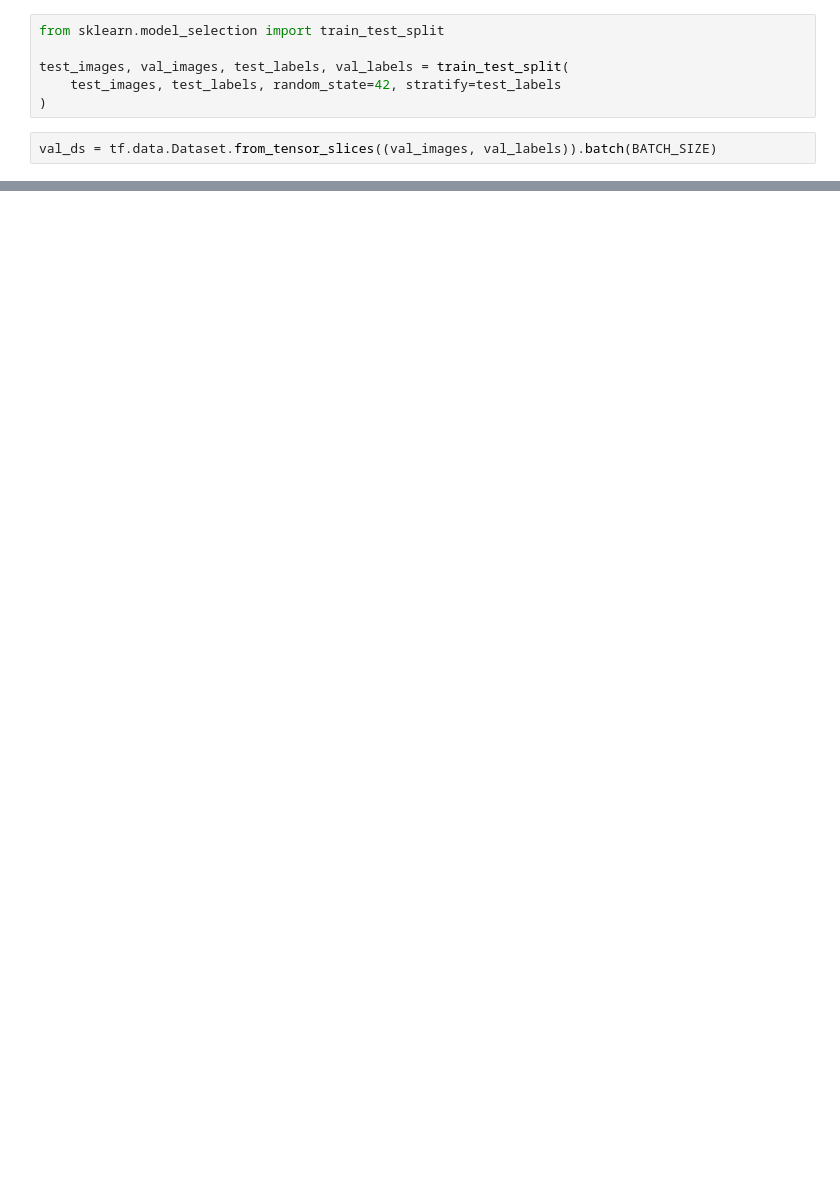
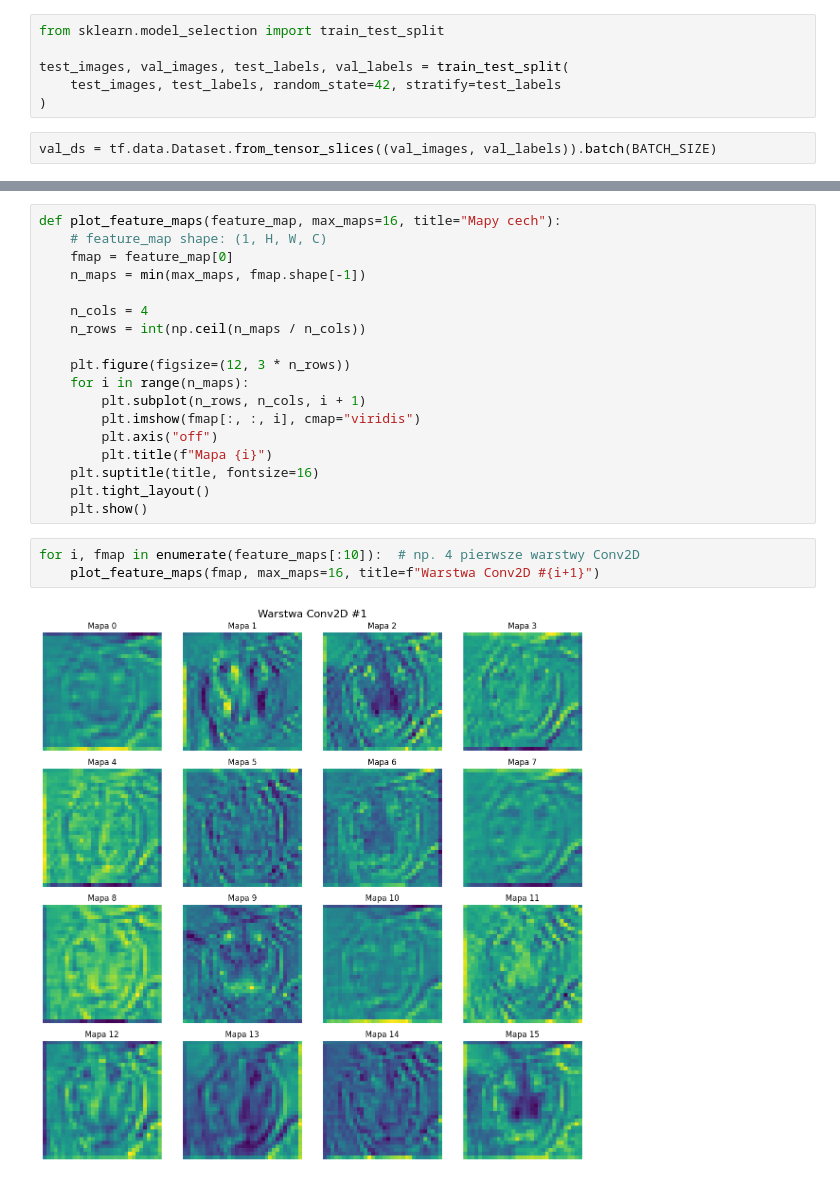
Before and after one commit to Qertal/studia, a Jupyter notebook: SIECINEURONOWE20252026/20260311/SNiUG_MS_Zadanie_1.ipynb, the cells around one changed output, grey strips where cells are left out. Drawn from its saved outputs; the diff is of its cells as text; blank space fills up the shorter version.

```diff
--- a/SIECINEURONOWE20252026/20260311/SNiUG_MS_Zadanie_1.ipynb
+++ b/SIECINEURONOWE20252026/20260311/SNiUG_MS_Zadanie_1.ipynb
@@ -313,0 +986,23 @@ NameError: name 'X_train' is not defined
+# %%
+def plot_feature_maps(feature_map, max_maps=16, title="Mapy cech"):
+    # feature_map shape: (1, H, W, C)
+    fmap = feature_map[0]
+    n_maps = min(max_maps, fmap.shape[-1])
+
+    n_cols = 4
+    n_rows = int(np.ceil(n_maps / n_cols))
+
+    plt.figure(figsize=(12, 3 * n_rows))
+    for i in range(n_maps):
+        plt.subplot(n_rows, n_cols, i + 1)
+        plt.imshow(fmap[:, :, i], cmap="viridis")
+        plt.axis("off")
+        plt.title(f"Mapa {i}")
+    plt.suptitle(title, fontsize=16)
+    plt.tight_layout()
+    plt.show()
+# %%
+for i, fmap in enumerate(feature_maps[:10]):  # np. 4 pierwsze warstwy Conv2D
+    plot_feature_maps(fmap, max_maps=16, title=f"Warstwa Conv2D #{i+1}")
+# %% [output]
+[figure, added]
```
Also changed, not shown: parts of 38 cells of this notebook, 2 other files.
